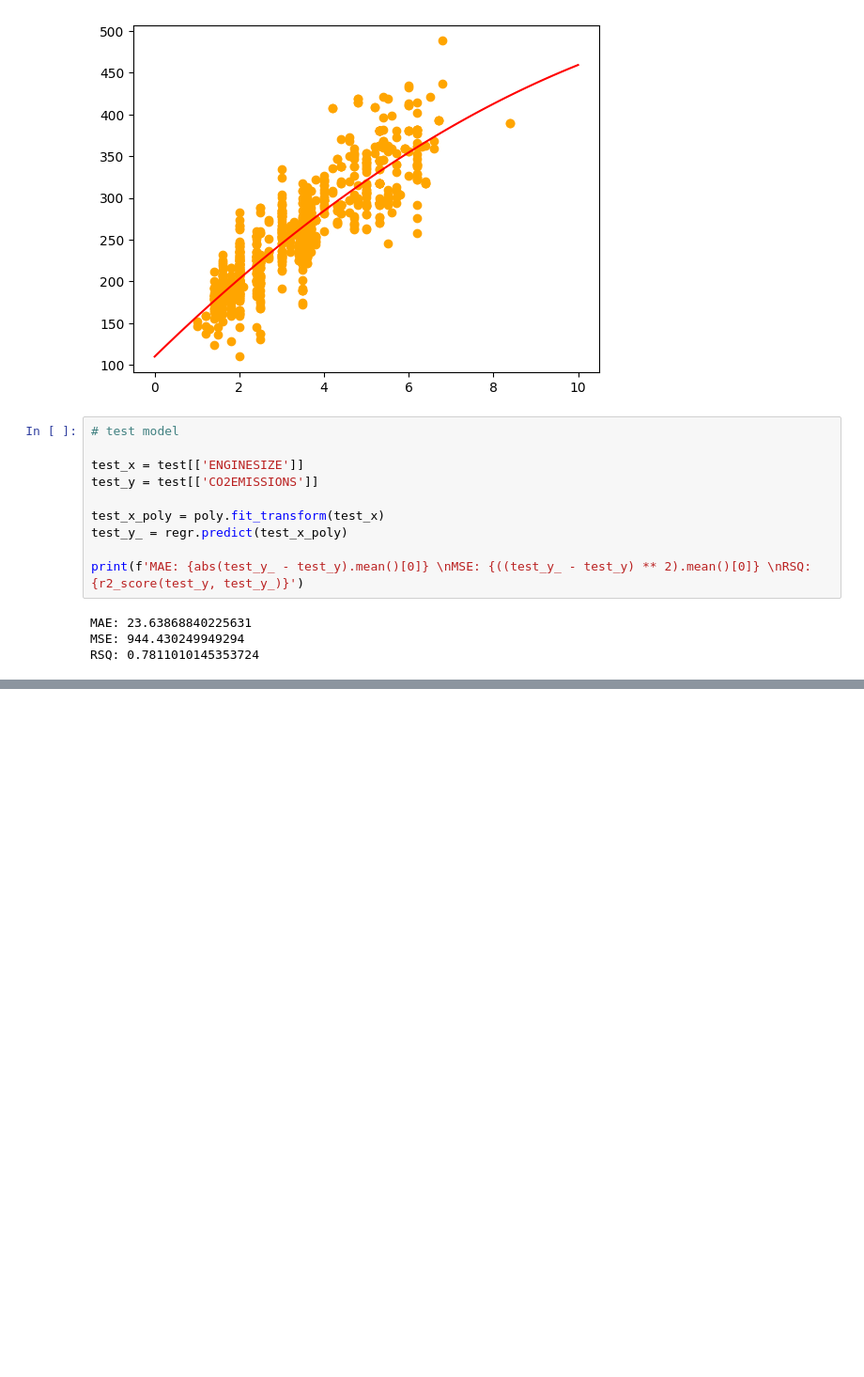
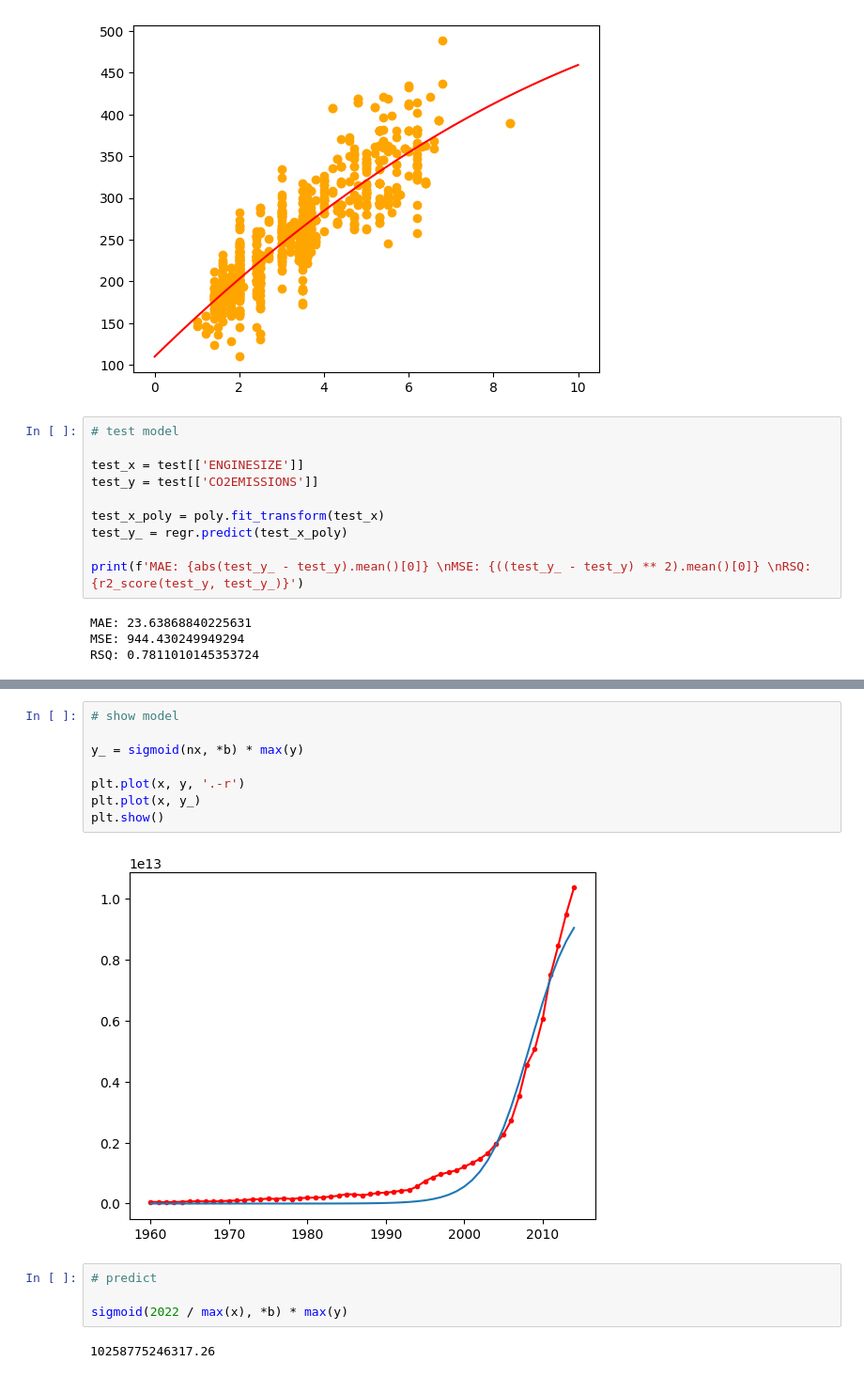
Before and after one commit to AleeRezaa/Learn-Machine-Learning, a Jupyter notebook: Regression/regression.ipynb, the cells around one changed output, grey strips where cells are left out. Shown at 94% size. Saved outputs shown, nothing was run; the diff lists cells and outputs as text; blank space fills up the shorter version.

```diff
--- a/Regression/regression.ipynb
+++ b/Regression/regression.ipynb
@@ -179,0 +235,16 @@ RSQ: 0.7811010145353724
+# %%
+# show model
+
+y_ = sigmoid(nx, *b) * max(y)
+
+plt.plot(x, y, '.-r')
+plt.plot(x, y_)
+plt.show()
+# %% [output]
+[figure, added]
+# %%
+# predict
+
+sigmoid(2022 / max(x), *b) * max(y)
+# %% [output]
+10258775246317.26
```
Also changed, not shown: parts of 12 cells of this notebook.
